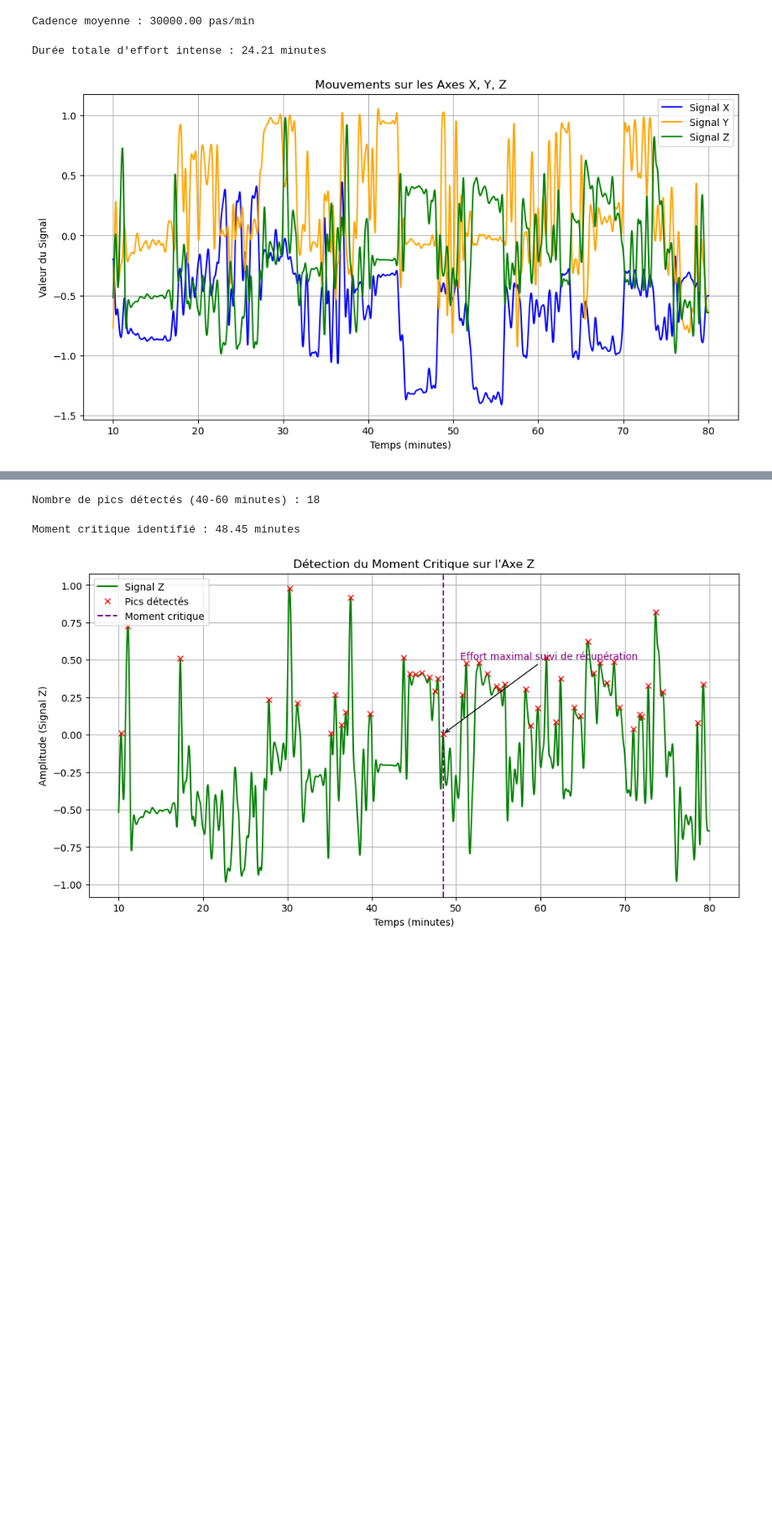
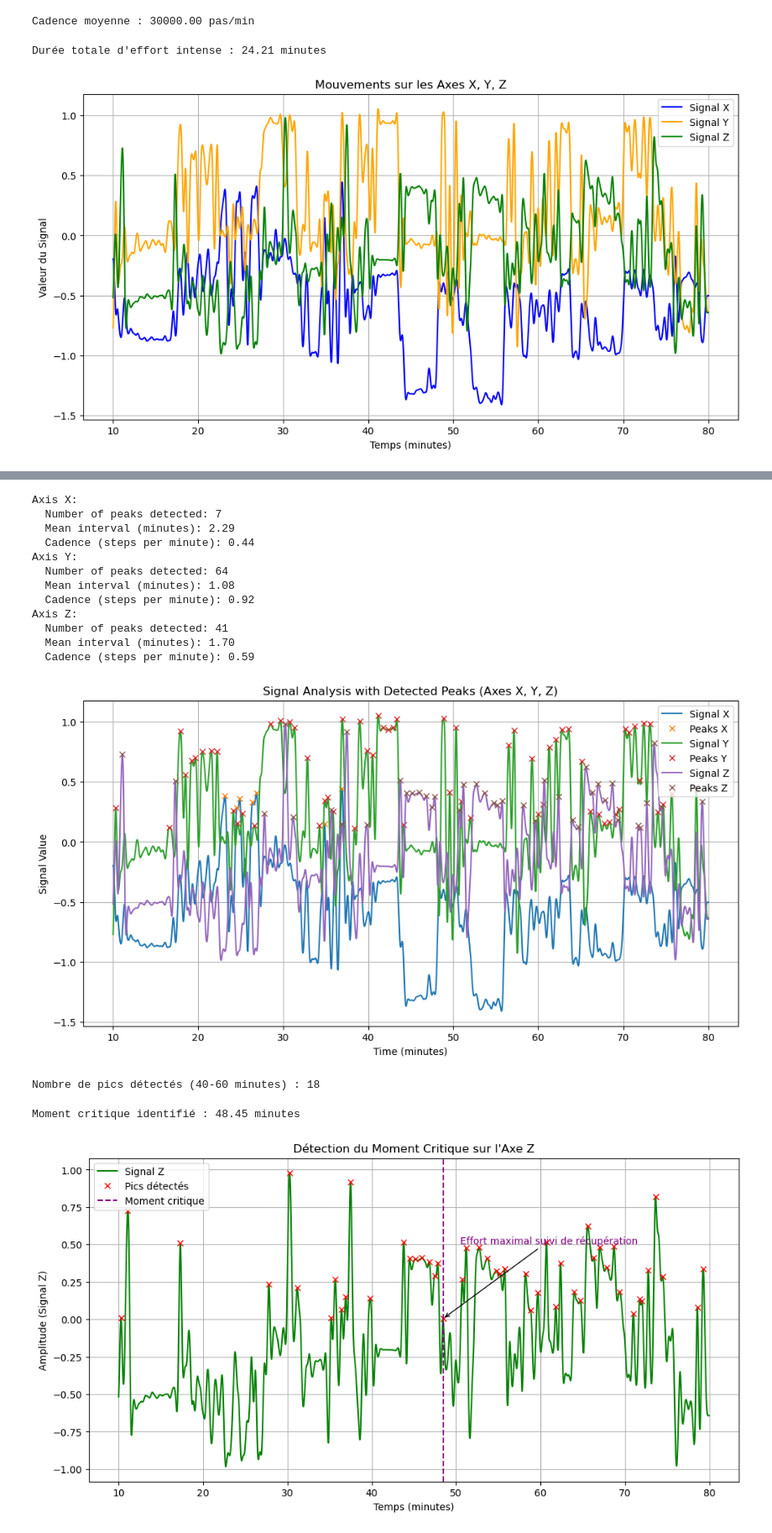
Before and after one commit to leyah-sa/AX3-Project, a Jupyter notebook: notebooks/Smoker-analysis.ipynb, the cells around one changed output, grey strips where cells are left out. Shown at 84% size. Saved outputs shown, nothing was run; the diff lists cells and outputs as text; code cells hidden in the pictures; blank space fills up the shorter version.

```diff
--- a/notebooks/Smoker-analysis.ipynb
+++ b/notebooks/Smoker-analysis.ipynb
@@ -673,3 +719,82 @@ Cadence moyenne calculée : 0.70 pas/min
+# %%
+from scipy.signal import find_peaks
+import matplotlib.pyplot as plt
+import pandas as pd
+
+# Vérification et calcul de 'relative_time_minutes'
+if 'relative_time_minutes' not in filtered_data_df.columns:
+    if 'timestamp_column' in filtered_data_df.columns:
+        filtered_data_df['timestamp_column'] = pd.to_datetime(filtered_data_df['timestamp_column'])
+        filtered_data_df['relative_time_minutes'] = (
+            (filtered_data_df['timestamp_column'] - filtered_data_df['timestamp_column'].iloc[0]).dt.total_seconds() / 60
+        )
+    else:
+        raise ValueError("Neither 'relative_time_minutes' nor 'timestamp_column' exists in the DataFrame.")
+else:
+    filtered_data_df['relative_time_minutes'] = pd.to_numeric(
+        filtered_data_df['relative_time_minutes'], errors='coerce'
+    )
+    if filtered_data_df['relative_time_minutes'].isnull().any():
+        raise ValueError("Null values found in 'relative_time_minutes' after conversion.")
+
+# Détection des pics pour chaque axe
+signal_columns = ['-0.296875', '0.703125', '-0.343750']  # Replace with actual X, Y, Z column names
+axis_labels = ['X', 'Y', 'Z']
+peak_results = {}
+
+for signal, axis in zip(signal_columns, axis_labels):
+    peaks, _ = find_peaks(filtered_data_df[signal], height=0.1, distance=5)
+    peak_times = filtered_data_df['relative_time_minutes'].iloc[peaks]
+    intervals_minutes = peak_times.diff()
+
+    # Calculer la cadence
+    if not intervals_minutes.empty:
+        cadence_per_minute = 1 / intervals_minutes.mean()
+    else:
+        cadence_per_minute = 0  # No peaks detected
+
+    # Sauvegarder les résultats
+    peak_results[axis] = {
+        'peaks': peaks,
+        'peak_times': peak_times,
+        'cadence_per_minute': cadence_per_minute
+    }
+
+    print(f"Axis {axis}:")
+    print(f"  Number of peaks detected: {len(peaks)}")
+    print(f"  Mean interval (minutes): {intervals_minutes.mean():.2f}")
+    print(f"  Cadence (steps per minute): {cadence_per_minute:.2f}")
+
+# Visualisation des signaux et des pics
+plt.figure(figsize=(12, 6))
+for signal, axis in zip(signal_columns, axis_labels):
+    plt.plot(filtered_data_df['relative_time_minutes'], filtered_data_df[signal], label=f"Signal {axis}")
+    plt.plot(
+        peak_results[axis]['peak_times'],
+        filtered_data_df[signal].iloc[peak_results[axis]['peaks']],
+        "x", label=f"Peaks {axis}"
+    )
+
+plt.title("Signal Analysis with Detected Peaks (Axes X, Y, Z)")
+plt.xlabel("Time (minutes)")
+plt.ylabel("Signal Value")
+plt.legend()
+plt.grid(True)
+plt.show()
+# %% [output]
+Axis X:
+  Number of peaks detected: 7
+  Mean interval (minutes): 2.29
+  Cadence (steps per minute): 0.44
+Axis Y:
+  Number of peaks detected: 64
+  Mean interval (minutes): 1.08
+  Cadence (steps per minute): 0.92
+Axis Z:
+  Number of peaks detected: 41
+  Mean interval (minutes): 1.70
+  Cadence (steps per minute): 0.59
+[figure, added]
 # %%
 from scipy.signal import find_peaks
 
```
Also changed, not shown: parts of 8 cells of this notebook.
